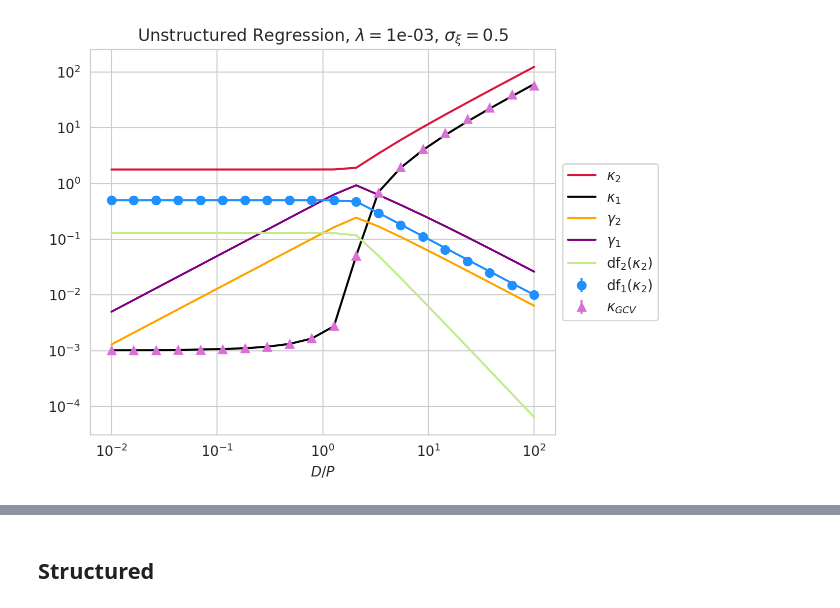
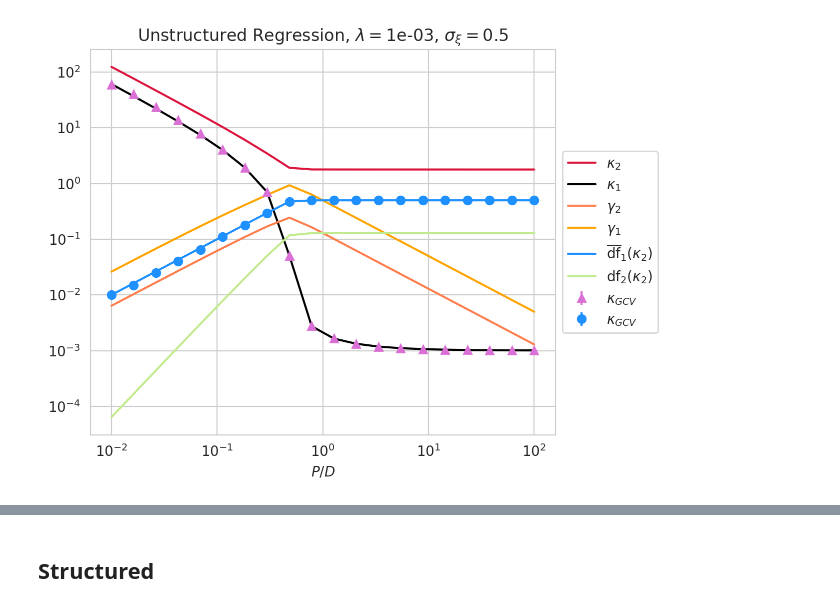
Before and after one commit to Pehlevan-Group/S_transform, a Jupyter notebook: nonlinear_random_features.ipynb, the cells around one changed output, grey strips where cells are left out. Drawn from its saved outputs; the diff is of its cells as text; code cells hidden in the pictures.

```diff
--- a/nonlinear_random_features.ipynb
+++ b/nonlinear_random_features.ipynb
@@ -77,7 +77,7 @@ def solve_kappa2(P,  Ns:list, lamb, etaX, sigma_xi=0.0, upper_bound=None, anneal
     else:
       N = min(Ns)
       fn = lambda kappa: N/D - df_1_bar(etaX, kappa, sigma_xi)
-    return newton(fn, x0=0.0, **kwargs)
+    return newton(fn, x0=1.0, **kwargs)
 
   def fn_lamb(kappa, lamb):
     ans = kappa * (1 - D/P * df_1_bar(etaX, kappa, sigma_xi))
@@ -95,21 +95,21 @@ def solve_kappa2(P,  Ns:list, lamb, etaX, sigma_xi=0.0, upper_bound=None, anneal
     kappa = kappa_next
   return kappa
 
-def estimate_df1_S(lamb, X_tr, FX_tr):
+def estimate_df1_kappa1(lamb, X_tr, FX_tr):
   P, D = X_tr.shape
   N = FX_tr.shape[1]
   q = D/P
   if q >= 1:
     gram = FX_tr @ FX_tr.T / P
     df1 = jnp.trace(jnp.linalg.inv(gram + lamb*np.identity(P)) @ gram)/D
-    S = (lamb * jnp.trace(jnp.linalg.inv(gram + lamb*np.identity(P)))/P)**(-1)
-    return df1, S
+    kappa1 = (jnp.trace(jnp.linalg.inv(gram + lamb*np.identity(P)))/P)**(-1)
+    return df1, kappa1
 
   else:
     cov = FX_tr.T @ FX_tr / P
     df1 = jnp.trace(jnp.linalg.inv(cov + lamb*np.identity(N)) @ cov)/D
-    S = 1/(1-q * df1)
-    return df1, S
+    kappa1 = lamb/(1-q * df1)
+    return df1, kappa1
 
 def cantor_pairing(i, j):
   return (i + j) * (i + j + 1) // 2 + j
@@ -288,8 +295,8 @@ sigma_xi = 0.5
 
 D = 200
 N = 100
-num_F_seeds = 5
-num_X_seeds = 5
+num_F_seeds = 25
+num_X_seeds = 25
 
 lamb = 1e-3
 
@@ -308,4 +315,4 @@ y_te = X_te @ w
 expt = simulate_theory([D, N], qs, lamb, sigma_epsilon, sigma_xi, etasX, [etasF], w, X_te, Xi_te, y_te, num_X_seeds, num_F_seeds)
 
 qs2 = qs
-thry = solve_theory([D, N], qs2, lamb, sigma_epsilon, sigma_xi, etasX, [etasF], w, anneal_steps=4)
+thry = solve_theory([D, N], qs2, lamb, sigma_epsilon, sigma_xi, etasX, [etasF], w, anneal_steps=5)
@@ -312,30 +346,20 @@ thry = solve_theory([D, N], qs2, lamb, sigma_epsilon, sigma_xi, etasX, [etasF],
 # %%
 sns.set_palette('rainbow', n_colors=7)
 plt.figure(figsize=(6, 5))
-plt.plot(qs2, thry['kappa2'], label="$\\kappa_2$", c='crimson')
-plt.plot(qs2, thry['kappa1'], label="$\\kappa_1$", c='k')
-plt.plot(qs2, thry['gamma2'], label="$\\gamma_2$", c='orange')
-plt.plot(qs2, thry['gamma1'], label="$\\gamma_1$", c='purple')
-plt.plot(qs2, thry['df1k2'],  c='dodgerblue')
-plt.errorbar(qs2, expt['df1'], expt['df1_std'], marker='o', linestyle="", label="df$_1(\\kappa_2)$", c='dodgerblue')
-plt.plot(qs2, thry['df2k2'], label="df$_2(\\kappa_2)$", c='C4')
-
-plt.errorbar(qs, expt['kappa_GCV'], expt['kappa_GCV_std'], label="$\\kappa_{GCV}$", c='orchid', marker='^', linestyle="")
-
-# ps = D/qs
-# gams = np.minimum(N, ps)/D
-# kappa2_analytic = (1-gams + sigma_xi**2 + np.sqrt( (1-gams+ sigma_xi**2)**2 + 4 * gams  * sigma_xi**2 ))/(2 * gams)
-# df1b_analytic = 1/(1+kappa2_analytic) + (sigma_xi**2)/kappa2_analytic
-# df2_analytic =  1/(1+kappa2_analytic)**2
-# df1_analytic =  1/(1+kappa2_analytic)
-
-# plt.plot(qs, kappa2_analytic, label="$\\kappa_1$_a", c='k', linestyle='--')
+plt.plot(1/qs2, thry['kappa2'], label="$\\kappa_2$", c='crimson')
+plt.plot(1/qs2, thry['kappa1'], label="$\\kappa_1$", c='k')
+plt.plot(1/qs2, thry['gamma2'], label="$\\gamma_2$", c='coral')
+plt.plot(1/qs2, thry['gamma1'], label="$\\gamma_1$", c='orange')
+plt.plot(1/qs2, thry['df1k2_bar'],  label="$\\overline{{\\mathrm{{df}}}}_1(\\kappa_2)$", c='dodgerblue')
+plt.plot(1/qs2, thry['df2k2'], label="df$_2(\\kappa_2)$", c='C4')
+plt.errorbar(1/qs2, expt['kappa_GCV'], expt['kappa_GCV_std'], marker='^', linestyle='', label="$\\kappa_{GCV}$", c='orchid')
+plt.errorbar(1/qs2, expt['df1'], expt['df1_std'], marker='o', linestyle='',label="$\\kappa_{GCV}$", c='dodgerblue')
 
 plt.legend(loc='center left', bbox_to_anchor=(1, 0.5))
 plt.xscale('log')
 plt.yscale('log')
-plt.xlabel(r'$D/P$')
+plt.xlabel(r'$P/D$')
 plt.title(f"Unstructured Regression, $\\lambda=${lamb:.0e}, $\\sigma_{{\\xi}}=${sigma_xi}")
 plt.savefig('figures/NLRF_unstructured_params.pdf', bbox_inches='tight')
 # %% [output]
-[figure, old version]
+[figure, new version]
```
Also changed, not shown: parts of 24 cells of this notebook, 4 other files.
